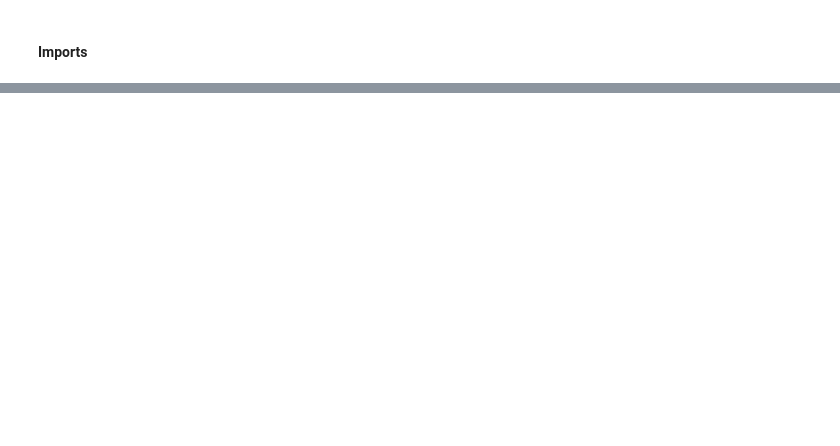
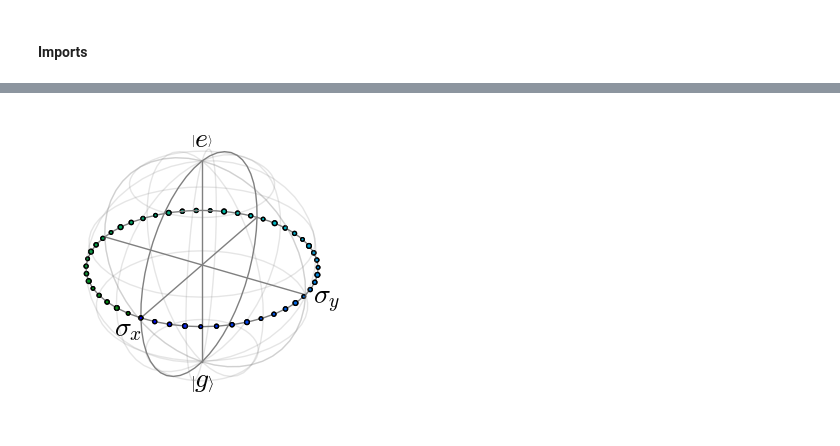
Before and after one commit to safoex/qubitlab, a Jupyter notebook: python/qutip/libqubit2d.ipynb, the cells around one changed output, grey strips where cells are left out. Drawn from its saved outputs; the diff is of its cells as text; code cells hidden in the pictures; blank space fills up the shorter version.

```diff
--- a/python/qutip/libqubit2d.ipynb
+++ b/python/qutip/libqubit2d.ipynb
@@ -216,0 +283,5 @@ ax.legend(bbox_to_anchor = [0,0],loc = "lower left")
+# %%
+b = Original2D()
+b.params['psi0'] = basis(2,1) + basis(2,0)
+b.update_pulse(params={'f':0},time={'maxtime':np.pi*2,"points":50})
+b.solve()
@@ -216,0 +305,17 @@ ax.legend(bbox_to_anchor = [0,0],loc = "lower left")
+# %%
+fig,ax = plt.subplots(1,1,figsize = (3,3),dpi=600)
+s2 = Bloch()
+s2.fig = fig
+s2.point_color = [c.hex_l for c in colors]
+s2.point_marker = ['.']
+s2.zlabel = [r'$\left|e\right>$',r'$\left|g\right>$']
+s2.ylabel = [r'$\sigma_y$','']
+s2.xlabel = [r'$\sigma_x$','']
+s2.sphere_alpha = 0
+for x,y,z in zip(b.result.expect[0],b.result.expect[1],b.result.expect[2]):
+    s2.add_points([x,y,z])
+cb = colorbar.ColorbarBase(ax)
+s2.show()
+s2.save('bloch-2pi.pdf')
+# %% [output]
+[figure, added]
```
Also changed, not shown: parts of 15 cells of this notebook, 1 other file.
